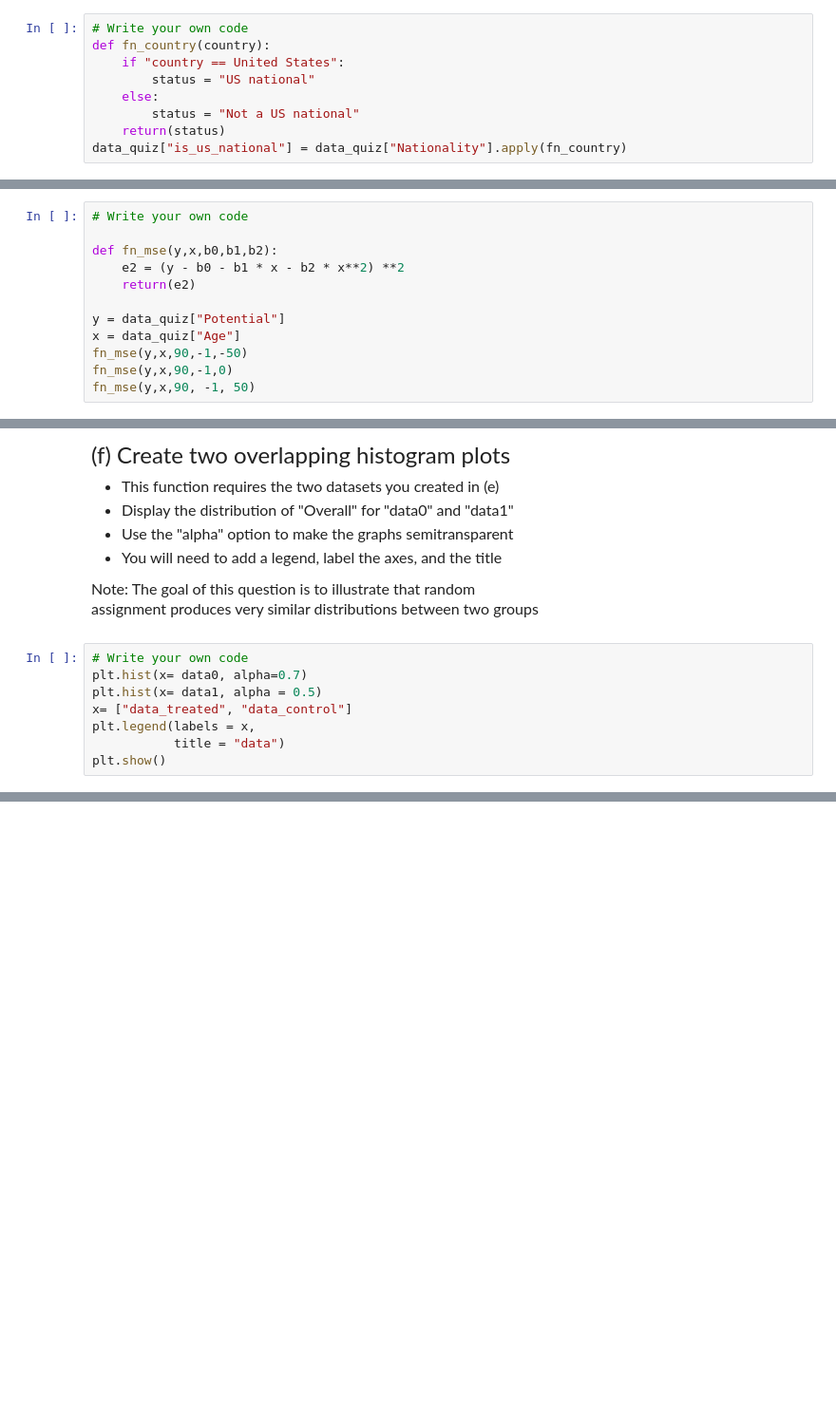
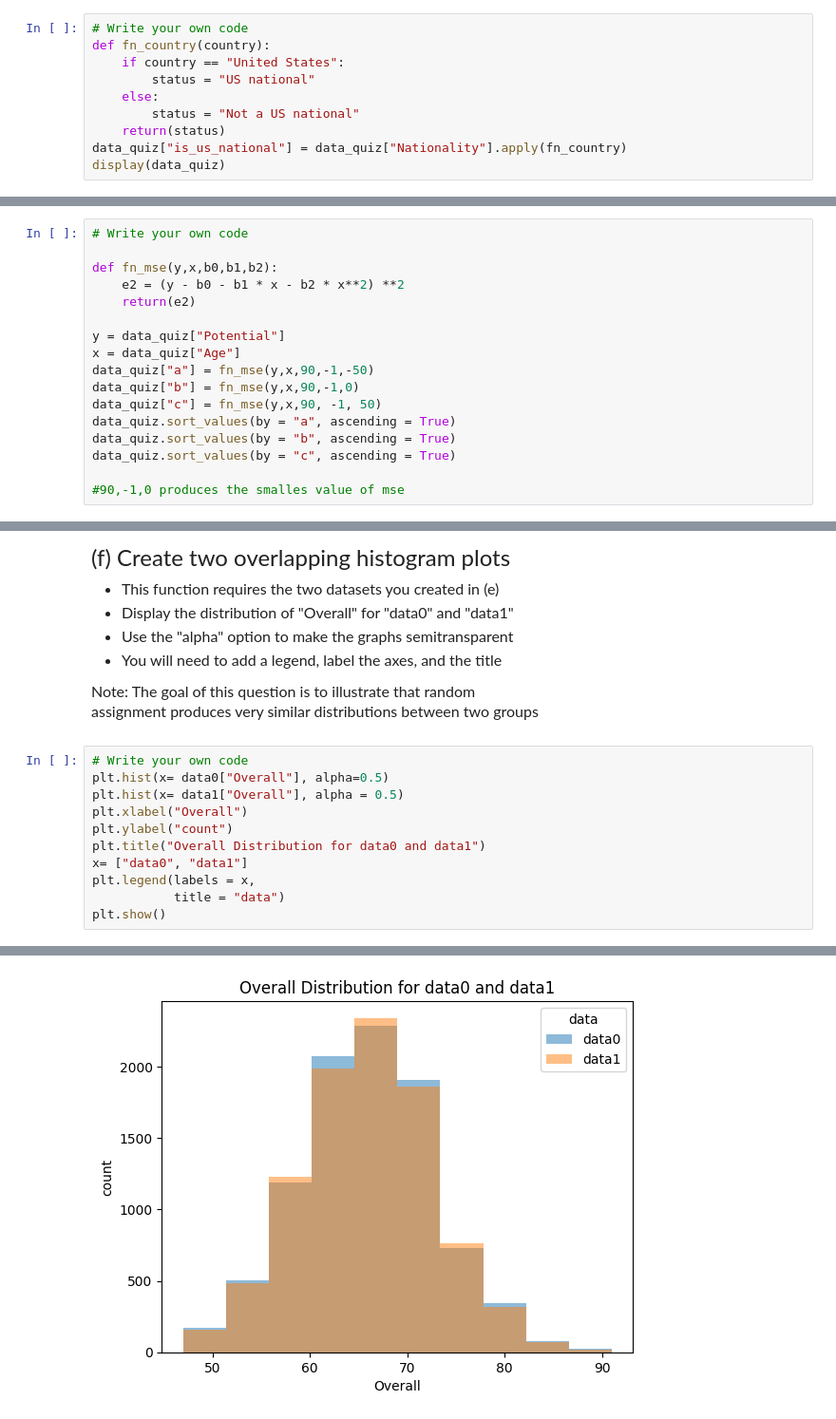
Before and after one commit to JasmineLiu2026/emoryqtm151, a Jupyter notebook: Quiz 2 - Section 5/Quiz 2 - Section 5.ipynb, the cells around one changed output, grey strips where cells are left out. Shown at 95% size. Saved outputs shown, nothing was run; the diff lists cells and outputs as text; blank space fills up the shorter version.

```diff
--- a/Quiz 2 - Section 5/Quiz 2 - Section 5.ipynb
+++ b/Quiz 2 - Section 5/Quiz 2 - Section 5.ipynb
@@ -70,9 +70,10 @@ HINT: Use the ".apply()" function
 # %%
 # Write your own code
 def fn_country(country):
-    if "country == United States":
+    if country == "United States":
         status = "US national"
     else:
         status = "Not a US national"
     return(status)
 data_quiz["is_us_national"] = data_quiz["Nationality"].apply(fn_country)
+display(data_quiz)
@@ -158,7 +173,12 @@ def fn_mse(y,x,b0,b1,b2):
 
 y = data_quiz["Potential"]
 x = data_quiz["Age"]
-fn_mse(y,x,90,-1,-50)
-fn_mse(y,x,90,-1,0)
-fn_mse(y,x,90, -1, 50)
+data_quiz["a"] = fn_mse(y,x,90,-1,-50)
+data_quiz["b"] = fn_mse(y,x,90,-1,0)
+data_quiz["c"] = fn_mse(y,x,90, -1, 50)
+data_quiz.sort_values(by = "a", ascending = True)
+data_quiz.sort_values(by = "b", ascending = True)
+data_quiz.sort_values(by = "c", ascending = True)
+
+#90,-1,0 produces the smalles value of mse
 # %% [output]
@@ -222,9 +259,12 @@ Note: The goal of this question is to illustrate that random <br>
 assignment produces very similar distributions between two groups
 # %%
 # Write your own code
-plt.hist(x= data0, alpha=0.7)
-plt.hist(x= data1, alpha = 0.5)
-x= ["data_treated", "data_control"]
+plt.hist(x= data0["Overall"], alpha=0.5)
+plt.hist(x= data1["Overall"], alpha = 0.5)
+plt.xlabel("Overall")
+plt.ylabel("count")
+plt.title("Overall Distribution for data0 and data1")
+x= ["data0", "data1"]
 plt.legend(labels = x,
            title = "data")
 plt.show()
@@ -234,0 +272 @@ KeyboardInterrupt:
+[figure, added]
```
Also changed, not shown: parts of 5 cells of this notebook, 1 other file.
